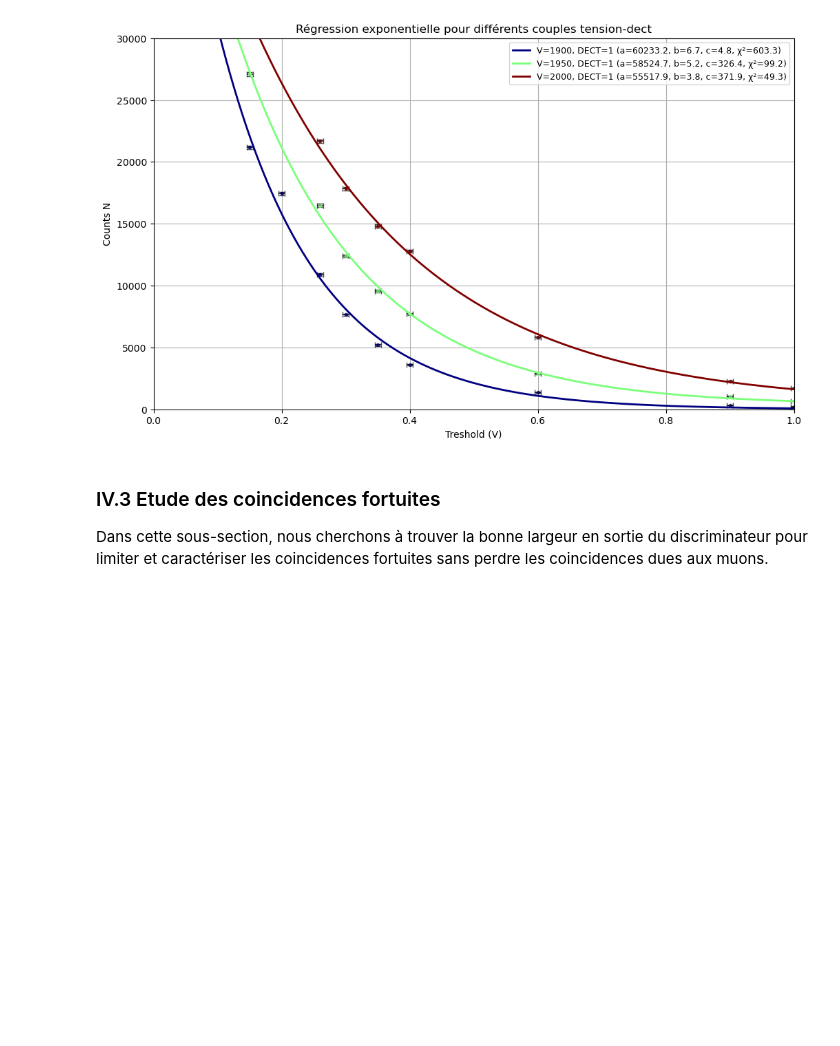
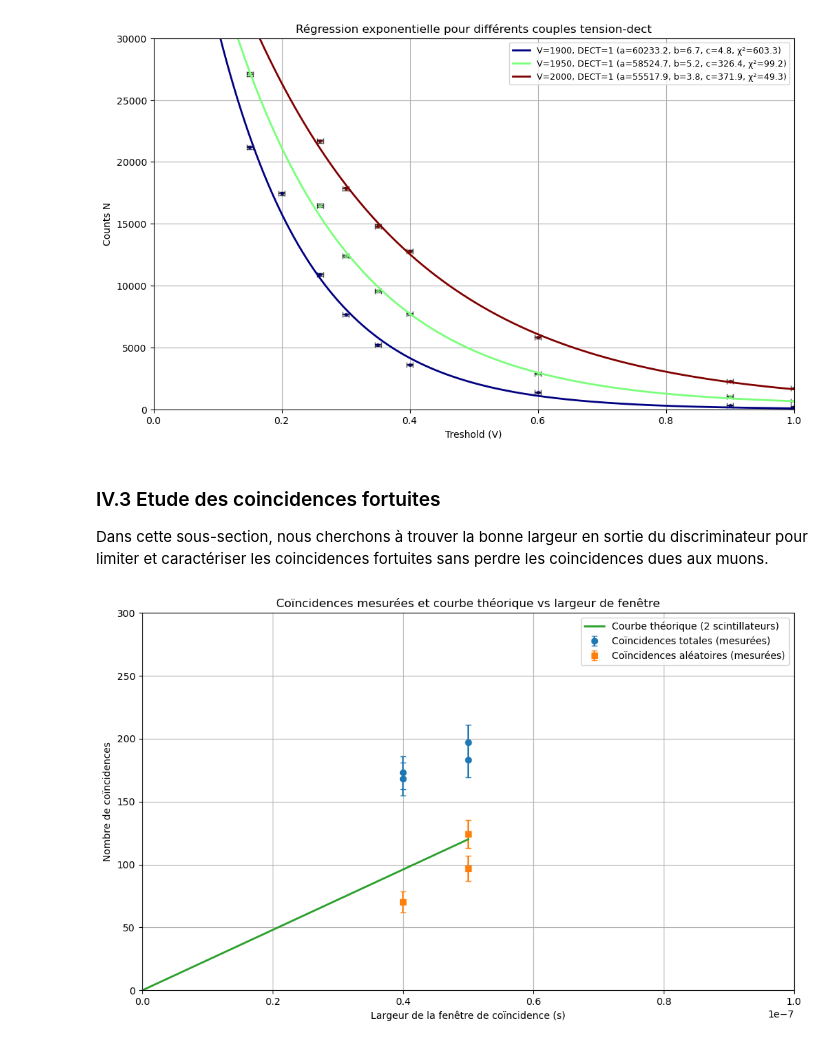
Before and after one commit to Arpad-Schaeffer/Modal, a Jupyter notebook: Muon_Detection_Scintillators.ipynb, the cells around one changed output. Saved outputs shown, nothing was run; the diff lists cells and outputs as text; code cells hidden in the pictures; blank space fills up the shorter version.

Commit message:
new data

```diff
--- a/Muon_Detection_Scintillators.ipynb
+++ b/Muon_Detection_Scintillators.ipynb
@@ -459,21 +459,22 @@ Dans cette sous-section, nous cherchons à trouver la bonne largeur en sortie du
 # Paramètres
 # -----------------------------
 xmin = 0
-xmax = 1         # en secondes, à ajuster selon vos données
+xmax = 1e-7         # en secondes, à ajuster selon vos données
 ymin = 0
-ymax = 30000     # à ajuster selon l'échelle des comptages
+ymax = 300     # à ajuster selon l'échelle des comptages
 log_scale = False  # True pour une échelle logarithmique sur l'axe des ordonnées
 
 num_scint = 2  # Indiquez ici si l'on travaille avec 2 ou 3 scintillateurs
 
-T = 600   # Temps de mesure en secondes (exemple : 10 minutes)
+T = 120   # Temps de mesure en secondes (exemple : 10 minutes)
 
 # Taux exprimés en hit/min
-R1 = 200    # taux du scintillateur 1 (hit/min)
-R2 = 180    # taux du scintillateur 2 (hit/min)
-R3 = 190    # taux du scintillateur 3 (hit/min)
+R1 = 20000    # taux du scintillateur 1 (hit/min)
+R2 = 18000    # taux du scintillateur 2 (hit/min)
+R3 = 1900    # taux du scintillateur 3 (hit/min)
 
-filename = 'data.csv'
+filename = 'DECT1_DECT2_Delay.csv'
+skip_lines = 18 # Nombre de lignes à sauter au début du fichier
 
 # Conversion des taux en hit/s
 R1_Hz = R1 / 60.
@@ -494,18 +495,19 @@ else:
 # Lecture des données
 # -----------------------------
 try:
-    data = pd.read_csv(filename)
+    data = pd.read_csv(filename, skiprows=skip_lines)
 except Exception as e:
     print(f"Erreur lors de la lecture de {filename}: {e}")
     exit(1)
 
 # Extraction des colonnes
-width = data['Width']            # Largeur de la fenêtre en secondes
-count_WD = data['Count_WD']      # Coïncidences aléatoires mesurées (avec delay)
-count_total = data['Count']      # Coïncidences totales mesurées
+width_ns = data['Width']         # Largeur en ns
+width = width_ns * 1e-9          # Conversion en secondes
+count_WO = data['Count_WO']      # Coïncidences totales mesurées
+count_total = data['Count']      # Coïncidences aléatoires mesurées (avec delay)
 
 # Calcul des erreurs (en supposant une statistique de Poisson)
-errors_WD = np.sqrt(count_WD)
+errors_WO = np.sqrt(count_WO)
 errors_total = np.sqrt(count_total)
 
 # -----------------------------
@@ -514,35 +516,37 @@ errors_total = np.sqrt(count_total)
 if num_scint == 2:
     # Pour 2 scintillateurs : N_théorique = K * (Width)
     theo_random = K * width
-    x_fit = np.linspace(width.min(), width.max(), 500)
+    x_fit = np.linspace(0, width.max(), 500)
     y_fit = K * x_fit
 elif num_scint == 3:
     # Pour 3 scintillateurs : N_théorique = K * (Width)^2
     theo_random = K * (width ** 2)
-    x_fit = np.linspace(width.min(), width.max(), 500)
+    x_fit = np.linspace(0, width.max(), 500)
     y_fit = K * (x_fit ** 2)
 
 # -----------------------------
 # Tracé des courbes
 # -----------------------------
 plt.figure(figsize=(12, 7))
 
 # Tracé des coïncidences aléatoires mesurées avec delay
-plt.errorbar(width, count_WD, yerr=errors_WD, fmt='o', capsize=3, label='Coïncidences aléatoires (mesurées)')
+plt.errorbar(width, count_WO, yerr=errors_WO, fmt='o', capsize=3, label='Coïncidences totales (mesurées)')
 
 # Tracé des coïncidences totales mesurées
-plt.errorbar(width, count_total, yerr=errors_total, fmt='s', capsize=3, label='Coïncidences totales (mesurées)')
+plt.errorbar(width, count_total, yerr=errors_total, fmt='s', capsize=3, label='Coïncidences aléatoires (mesurées)')
 
 # Tracé de la courbe théorique
 plt.plot(x_fit, y_fit, '-', lw=2, label=f'Courbe théorique ({num_scint} scintillateurs)')
 
 plt.xlabel("Largeur de la fenêtre de coïncidence (s)")
 plt.ylabel("Nombre de coïncidences")
 plt.title("Coïncidences mesurées et courbe théorique vs largeur de fenêtre")
 plt.xlim(xmin, xmax)
 plt.ylim(ymin, ymax)
 if log_scale:
     plt.yscale('log')
 plt.legend()
 plt.grid(True)
 plt.show()
+# %% [output]
+[figure, added]
```
